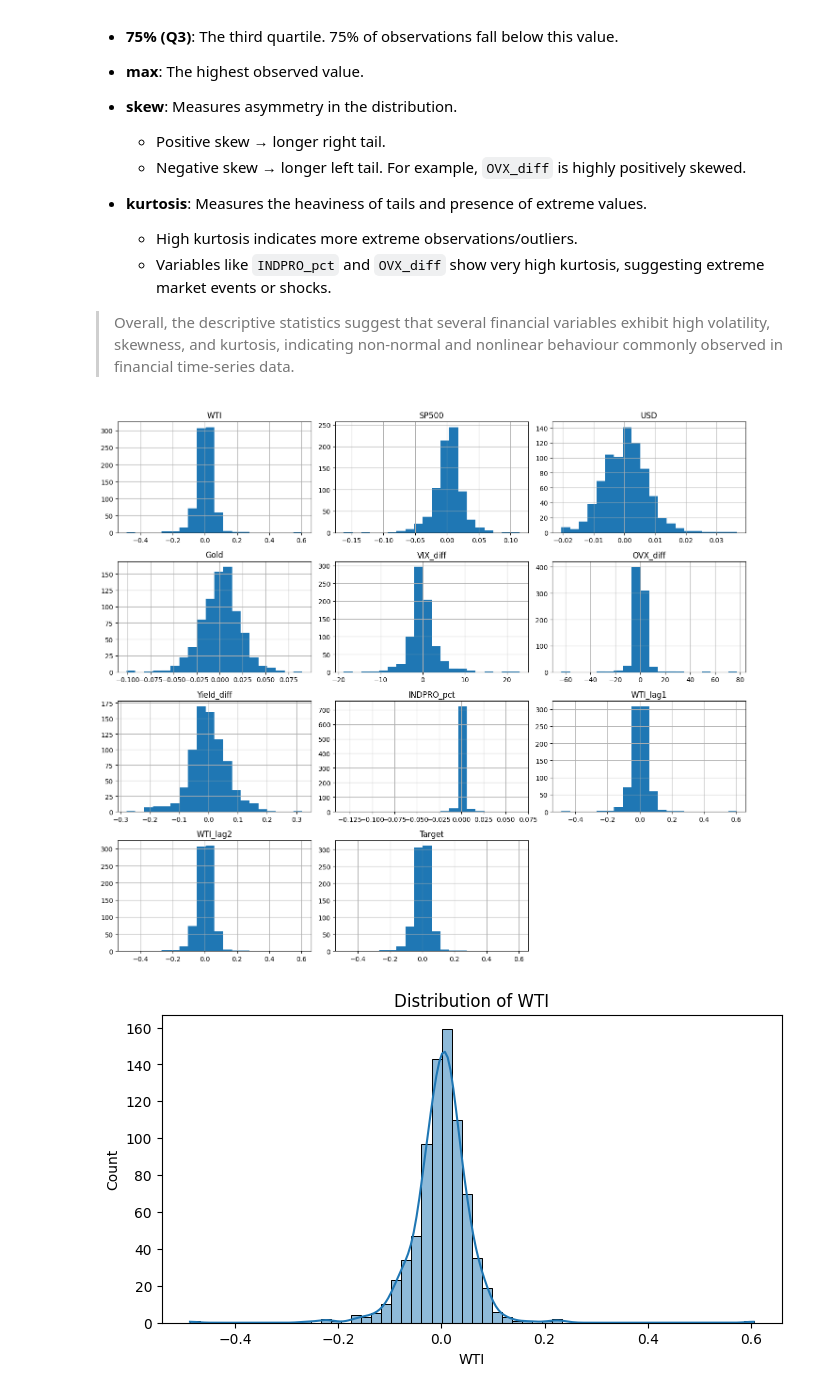
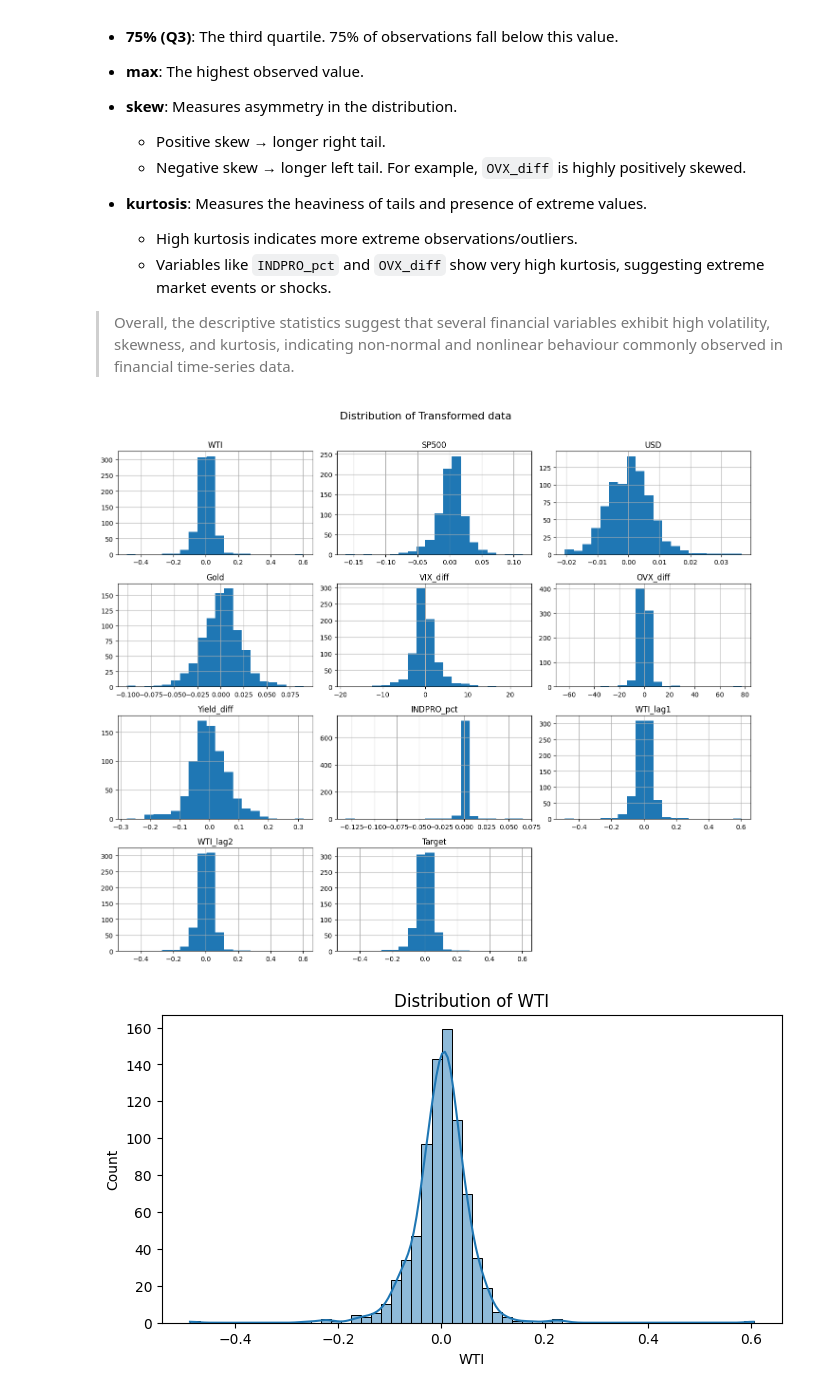
Before and after one commit to Carlson29/Crude-Oil-Prices-Model, a Jupyter notebook: code Files/oil_prediction.ipynb, the cells around one changed output. Cells and saved outputs as stored; diff of their text form; code cells hidden in the pictures.

```diff
--- a/code Files/oil_prediction.ipynb
+++ b/code Files/oil_prediction.ipynb
@@ -543,12 +518,15 @@ summary
   * Variables like `INDPRO_pct` and `OVX_diff` show very high kurtosis, suggesting extreme market events or shocks.
 
 > Overall, the descriptive statistics suggest that several financial variables exhibit high volatility, skewness, and kurtosis, indicating non-normal and nonlinear behaviour commonly observed in financial time-series data.
-# %%
-model_data.hist(figsize=(14,12), bins=20)
-plt.tight_layout()
-plt.show()
-# %% [output]
-[figure, removed]
+# %%
+model_data.hist(figsize=(14, 12), bins=20)
+
+plt.suptitle("Distribution of Transformed data", fontsize=16)
+
+plt.tight_layout(rect=[0, 0, 1, 0.97])
+plt.show()
+# %% [output]
+[figure, added]
 # %%
 for col in model_data.columns:
     plt.figure(figsize=(8,4))
```
Also changed, not shown: parts of 6 cells of this notebook.
